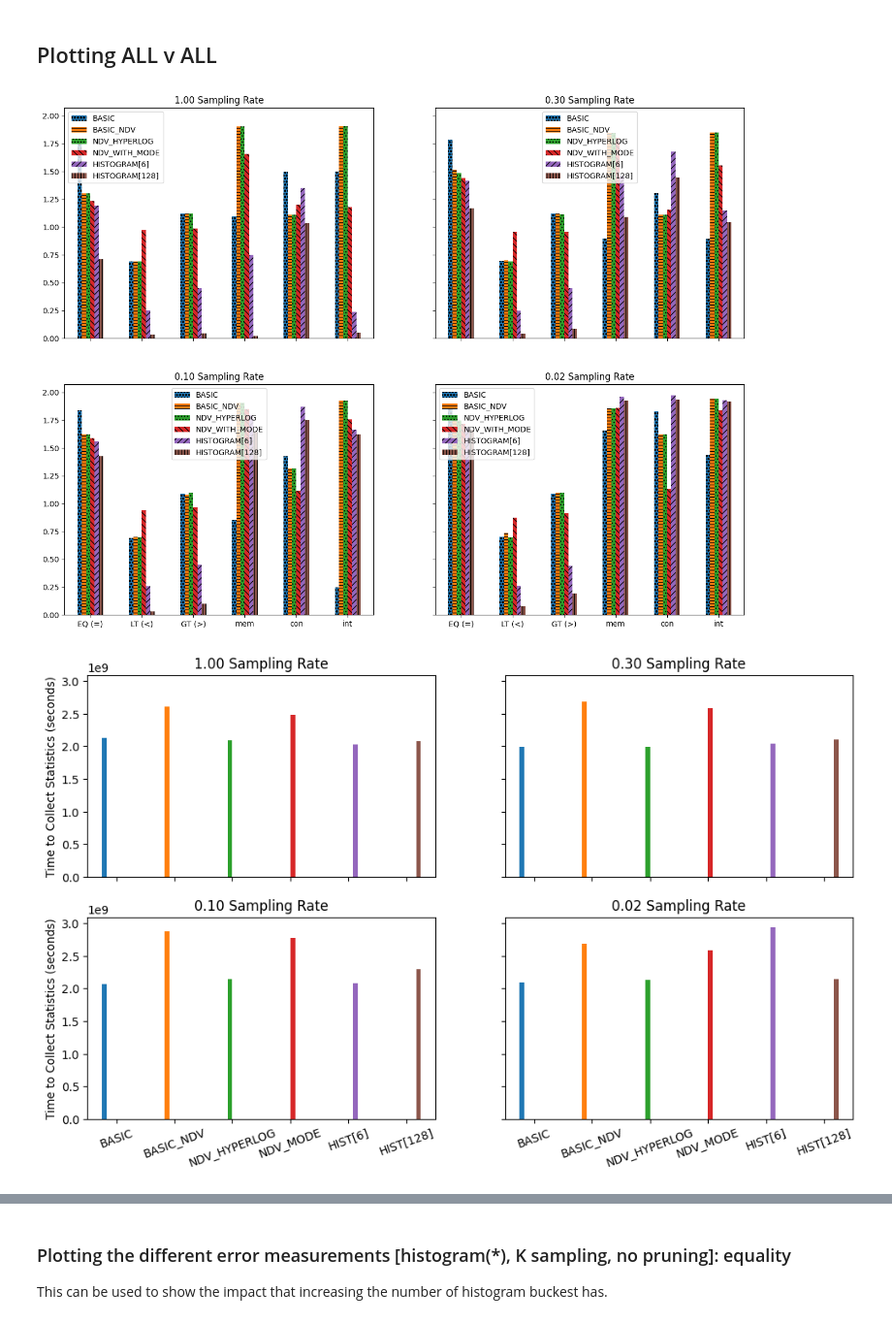
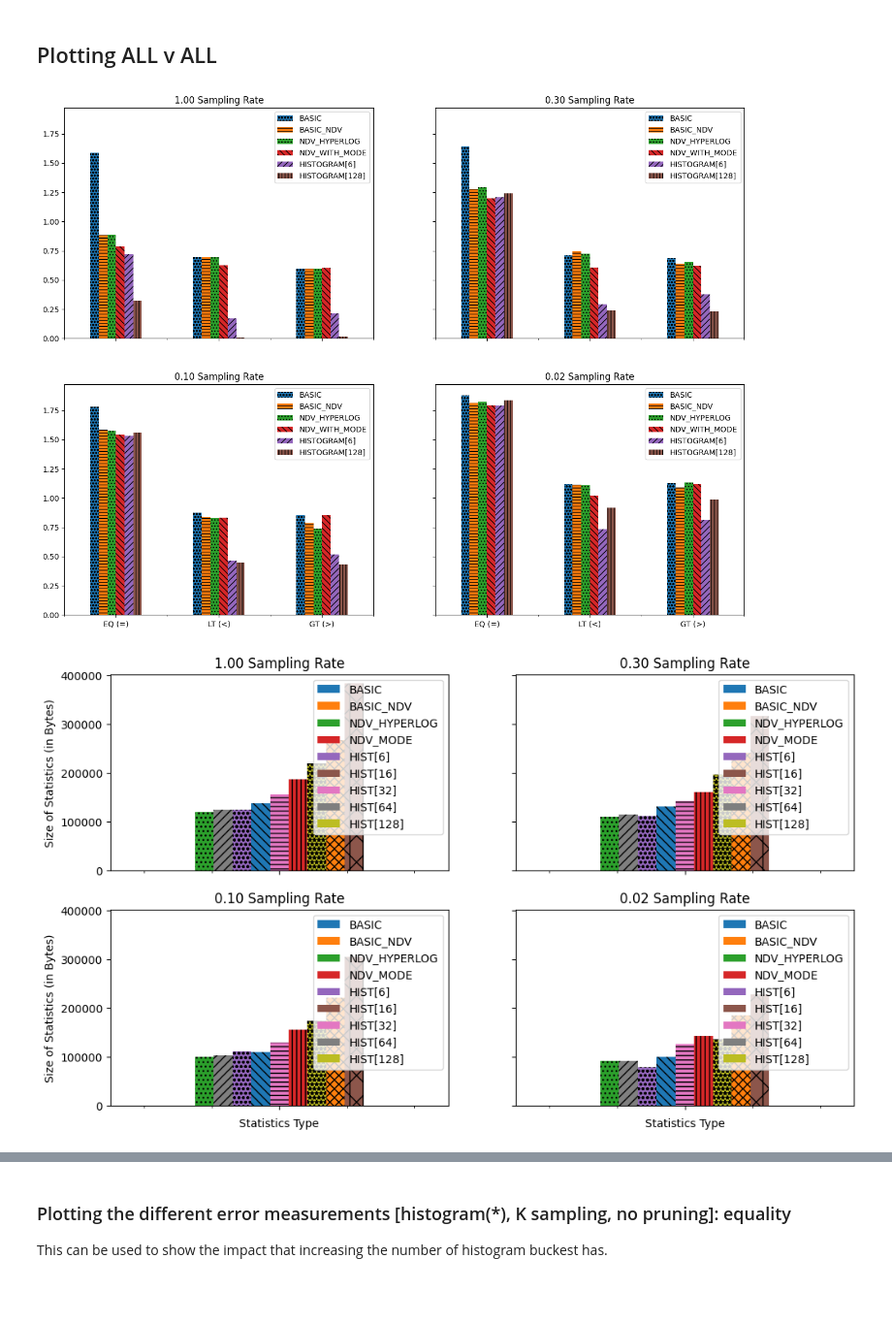
Before and after one commit to jonaengs/json-statistics-dev, a Jupyter notebook: notebooks/results_analysis.ipynb, the cells around one changed output, grey strips where cells are left out. Shown at 97% size. Drawn from its saved outputs; the diff is of its cells as text; code cells hidden in the pictures; blank space fills up the shorter version.

```diff
--- a/notebooks/results_analysis.ipynb
+++ b/notebooks/results_analysis.ipynb
@@ -39,7 +40,7 @@ stats_folder = "../stats/"
 figures_folder = "../figures/"
 
 
-in_file = "listings"
+in_file = "training"
 # %%
 
 def savefig(fig: Figure, name: str, **kwargs):
@@ -55,6 +56,7 @@ class OverrideSetting(TypedDict):
     prune_strats: tuple[PruneStrat]
     sampling_rate: float
     num_histogram_buckets: NotRequired[int]
+    prune_params: dict[str, Any]
 
 class DataRow(NamedTuple):
     override_settings: OverrideSetting
@@ -151,7 +153,9 @@ def pretty_err_func(errfunc) -> str:
 
     return errfunc.__name__
 
-def format_title(stats_type=None, num_hist_bucks=None, sampling_rate=None, short=False, short_hist=False):
+def format_title(stats_type=None, num_hist_bucks=None, sampling_rate=None, prune_strat=None,
+                 min_freq_threshold=None, max_no_paths_threshold=None,
+                 short=False, short_hist=False):
     out = ""
     if stats_type:
         stat_name = str(stats_type).split(".")[1]
@@ -170,7 +174,18 @@ def format_title(stats_type=None, num_hist_bucks=None, sampling_rate=None, short
         if sampling_rate is not None:
             out += f" × {(1 - sampling_rate):.2f}"
 
+    if prune_strat:
+        if out != "":
+            out += ": "
 
+        strat_name = str(prune_strat).split(".")[1].split(":")[0]
+        out += strat_name
+
+        if min_freq_threshold:
+            out += f"$>_f$ {min_freq_threshold:.3f}"
+
+        if max_no_paths_threshold:
+            out += f"$\in$ top {max_no_paths_threshold}"
 
     if sampling_rate is not None:
         return f"{1 - sampling_rate:.2f} Sampling Rate"
@@ -302,60 +337,66 @@ for i, sr in enumerate((0.0, 0.7, 0.9, 0.98)):
 
 # savefig(fig, "all_estimate_error_compared_per_sampling_rate")
 # %% [output]
-[figure, old version]
+[figure, new version]
 # %%
+
+
 
 fig, axes = plt.subplots(nrows=2, ncols=2, sharex=True, sharey=True, figsize=(12, 7))
 for i, sr in enumerate((0.0, 0.7, 0.9, 0.98)):
     all_no_pruning = [
         drow for drow in
         get_by_settings(prune_strats=tuple(), sampling_rate=sr)
-        if (
-            "num_histogram_buckets" not in drow.override_settings or
-            drow.override_settings["num_histogram_buckets"] in (6, 128)
-        )
+        # if (
+        #     "num_histogram_buckets" not in drow.override_settings or
+        #     drow.override_settings["num_histogram_buckets"] in (6, 128)
+        # )
     ]
 
     result = {}
     for rowdata in sorted(all_no_pruning, key=lambda r: r.override_settings["stats_type"].value):
         results_key = format_title(
             stats_type=rowdata.override_settings["stats_type"],
             num_hist_bucks=rowdata.override_settings.get("num_histogram_buckets"),
             short_hist=True
         )
+        result[results_key] = {"": rowdata.meta_data["stats_size"]}
+
         # result[results_key] = {"": rowdata.meta_data["stats_creation_max_mem_use"]}
         # result[results_key] = {"": rowdata.meta_data["time_taken"]}
-        all_of_type = [
-            _rowdata.meta_data["time_taken"]
-            for _rowdata in get_by_settings(sampling_rate=sr, stats_type=rowdata.override_settings["stats_type"])
-            if _rowdata.override_settings.get("num_histogram_buckets") == rowdata.override_settings.get("num_histogram_buckets")
-        ]
-        averaged = sum(tt/len(all_of_type) for tt in all_of_type)
-        result[results_key] = {results_key: averaged}
+        # all_of_type = [
+        #     _rowdata.meta_data["time_taken"]
+        #     for _rowdata in get_by_settings(sampling_rate=sr, stats_type=rowdata.override_settings["stats_type"])
+        #     if _rowdata.override_settings.get("num_histogram_buckets") == rowdata.override_settings.get("num_histogram_buckets")
+        # ]
+        # averaged = sum(tt/len(all_of_type) for tt in all_of_type)
+        # result[results_key] = {results_key: averaged}
 
 
     df = pd.DataFrame(result)
     ax = df.plot(
         ax=axes[i//2, i%2],
         kind="bar",
         title=format_title(sampling_rate=sr),
-        rot=20,
-        # xlabel="Statistics Type",
-        # ylabel="Size of Statistics (in Bytes)",
-        ylabel="Time to Collect Statistics (seconds)",
+        rot=30,
+        xlabel="Statistics Type",
+        ylabel="Size of Statistics (in Bytes)",
+        # ylabel="Time to Collect Statistics (seconds)",
+        # width = 5,
     )
 
     # Thank you to: https://stackoverflow.com/a/22836353
-    # bars = ax.patches
-    # colors = set(r.get_facecolor() for r in bars)
-    # hatches = ("...", "///", "ooo", "\\\\\\",  "---", "|||", "***", "xxx")
-    # color_to_hatch = {c: h for c, h in zip(colors, hatches)}
-    # for bar, color in zip(bars, colors):
-    #     bar.set_facecolor(color)
-    #     bar.set_hatch(color_to_hatch[bar.get_facecolor()])
-    ax.legend().remove()
+    bars = ax.patches
+    colors = set(r.get_facecolor() for r in bars)
+    hatches = ("...", "///", "ooo", "\\\\\\",  "---", "|||", "***", "xxx", "\\|/", "*xo", "-|-|")
+    color_to_hatch = {c: h for c, h in zip(colors, hatches)}
+    for bar, color in zip(bars, colors):
+        bar.set_facecolor(color)
+        bar.set_hatch(color_to_hatch[bar.get_facecolor()])
+
+    # ax.legend().remove()
 
 # # savefig(fig, "all_size_compared_per_sampling_rate")
-savefig(fig, "all_time_taken_compared_per_sampling_rate")
+# savefig(fig, "all_time_taken_compared_per_sampling_rate")
 # %% [output]
-[figure, old version]
+[figure, new version]
```
Also changed, not shown: parts of 16 cells of this notebook, 2 other files.
